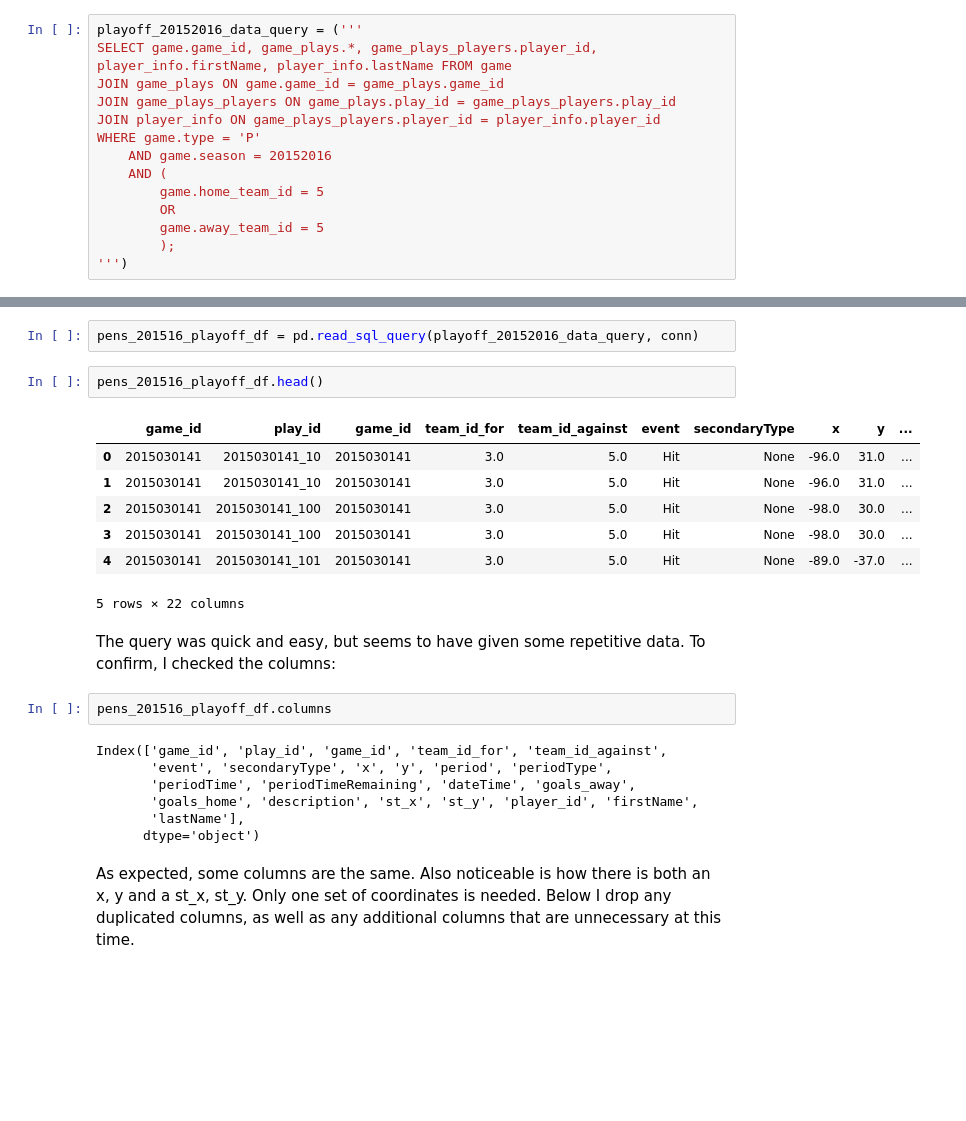
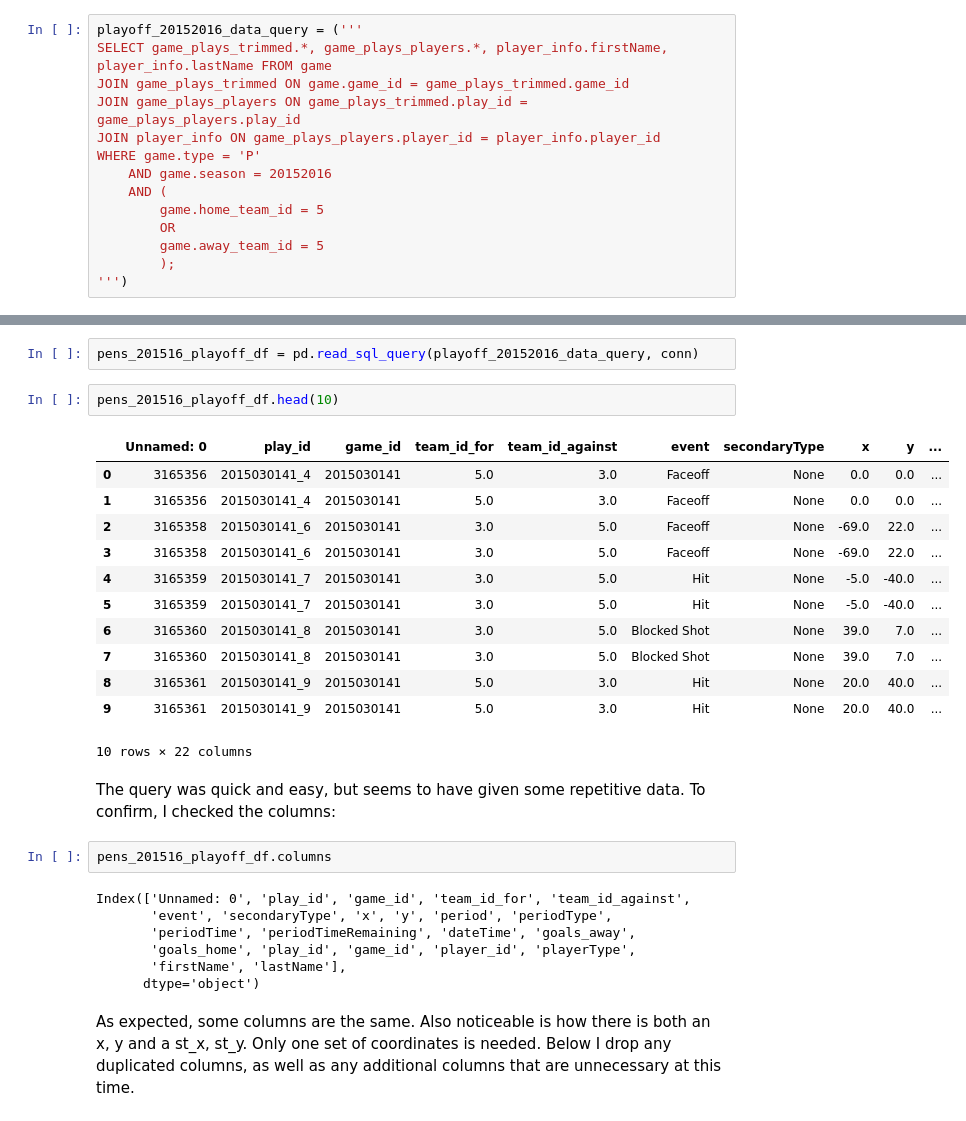
Before and after one commit to boncz/PenguinsHockeyAnalysis, a Jupyter notebook: PensPlayoffAnalysis.ipynb, the cells around one changed output, grey strips where cells are left out. Cells and saved outputs as stored; diff of their text form; blank space fills up the shorter version.

```diff
--- a/PensPlayoffAnalysis.ipynb
+++ b/PensPlayoffAnalysis.ipynb
@@ -15,9 +15,9 @@ import seaborn as sns
 ### After creating the query, I connected to the NHL_data database and created a pandas df for easier manipulation and analysis.
 # %%
 playoff_20152016_data_query = ('''
-SELECT game.game_id, game_plays.*, game_plays_players.player_id, player_info.firstName, player_info.lastName FROM game
-JOIN game_plays ON game.game_id = game_plays.game_id
-JOIN game_plays_players ON game_plays.play_id = game_plays_players.play_id
+SELECT game_plays_trimmed.*, game_plays_players.*, player_info.firstName, player_info.lastName FROM game
+JOIN game_plays_trimmed ON game.game_id = game_plays_trimmed.game_id
+JOIN game_plays_players ON game_plays_trimmed.play_id = game_plays_players.play_id
 JOIN player_info ON game_plays_players.player_id = player_info.player_id
 WHERE game.type = 'P'
     AND game.season = 20152016
@@ -32,25 +32,30 @@ conn = sqlite3.connect('NHL_data.db')
 # %%
 pens_201516_playoff_df = pd.read_sql_query(playoff_20152016_data_query, conn)
 # %%
-pens_201516_playoff_df.head()
+pens_201516_playoff_df.head(10)
 # %% [output]
-|  | game_id | play_id | game_id | team_id_for | team_id_against | event | secondaryType | x | y | ... |
-| 0 | 2015030141 | 2015030141_10 | 2015030141 | 3.0 | 5.0 | Hit | None | -96.0 | 31.0 | ... |
-| 1 | 2015030141 | 2015030141_10 | 2015030141 | 3.0 | 5.0 | Hit | None | -96.0 | 31.0 | ... |
-| 2 | 2015030141 | 2015030141_100 | 2015030141 | 3.0 | 5.0 | Hit | None | -98.0 | 30.0 | ... |
-| 3 | 2015030141 | 2015030141_100 | 2015030141 | 3.0 | 5.0 | Hit | None | -98.0 | 30.0 | ... |
-| 4 | 2015030141 | 2015030141_101 | 2015030141 | 3.0 | 5.0 | Hit | None | -89.0 | -37.0 | ... |
+|  | Unnamed: 0 | play_id | game_id | team_id_for | team_id_against | event | secondaryType | x | y | ... |
+| 0 | 3165356 | 2015030141_4 | 2015030141 | 5.0 | 3.0 | Faceoff | None | 0.0 | 0.0 | ... |
+| 1 | 3165356 | 2015030141_4 | 2015030141 | 5.0 | 3.0 | Faceoff | None | 0.0 | 0.0 | ... |
+| 2 | 3165358 | 2015030141_6 | 2015030141 | 3.0 | 5.0 | Faceoff | None | -69.0 | 22.0 | ... |
+| 3 | 3165358 | 2015030141_6 | 2015030141 | 3.0 | 5.0 | Faceoff | None | -69.0 | 22.0 | ... |
+| 4 | 3165359 | 2015030141_7 | 2015030141 | 3.0 | 5.0 | Hit | None | -5.0 | -40.0 | ... |
+| 5 | 3165359 | 2015030141_7 | 2015030141 | 3.0 | 5.0 | Hit | None | -5.0 | -40.0 | ... |
+| 6 | 3165360 | 2015030141_8 | 2015030141 | 3.0 | 5.0 | Blocked Shot | None | 39.0 | 7.0 | ... |
+| 7 | 3165360 | 2015030141_8 | 2015030141 | 3.0 | 5.0 | Blocked Shot | None | 39.0 | 7.0 | ... |
+| 8 | 3165361 | 2015030141_9 | 2015030141 | 5.0 | 3.0 | Hit | None | 20.0 | 40.0 | ... |
+| 9 | 3165361 | 2015030141_9 | 2015030141 | 5.0 | 3.0 | Hit | None | 20.0 | 40.0 | ... |
-5 rows × 22 columns
+10 rows × 22 columns
 # %% [markdown]
 The query was quick and easy, but seems to have given some repetitive data. To confirm, I checked the columns:
 # %%
 pens_201516_playoff_df.columns
 # %% [output]
-Index(['game_id', 'play_id', 'game_id', 'team_id_for', 'team_id_against',
+Index(['Unnamed: 0', 'play_id', 'game_id', 'team_id_for', 'team_id_against',
        'event', 'secondaryType', 'x', 'y', 'period', 'periodType',
        'periodTime', 'periodTimeRemaining', 'dateTime', 'goals_away',
-       'goals_home', 'description', 'st_x', 'st_y', 'player_id', 'firstName',
-       'lastName'],
+       'goals_home', 'play_id', 'game_id', 'player_id', 'playerType',
+       'firstName', 'lastName'],
       dtype='object')
 # %% [markdown]
 As expected, some columns are the same. Also noticeable is how there is both an x, y and a st_x, st_y. Only one set of coordinates is needed.
```
Also changed, not shown: parts of 19 cells of this notebook.
